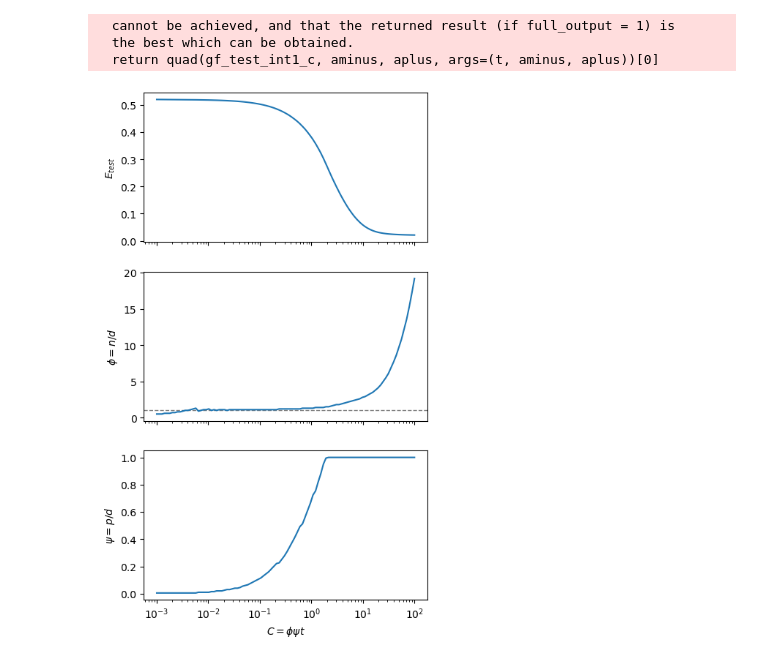
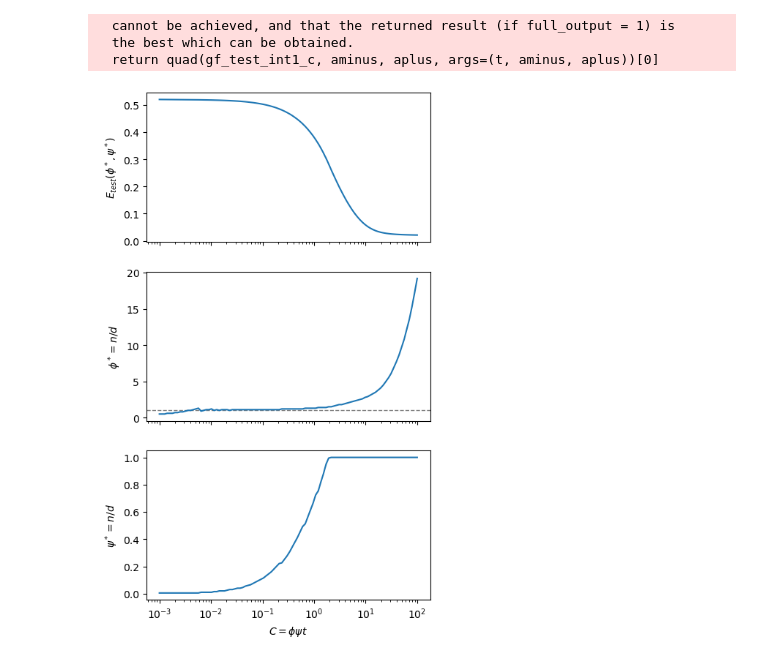
Before and after one commit to feathernox/sgf_dyn, a Jupyter notebook: notebooks/scaling_laws.ipynb, the cells around one changed output. Cells and saved outputs as stored; diff of their text form; code cells hidden in the pictures.

Commit message:
edited labels

```diff
--- a/notebooks/scaling_laws.ipynb
+++ b/notebooks/scaling_laws.ipynb
@@ -138,7 +138,7 @@ plt.show()
   return quad(gf_test_int1_c, aminus, aplus, args=(t, aminus, aplus))[0]
 [figure]
 # %%
-C_values = np.logspace(-3, 2, 100)
+C_values = np.logspace(-3, 2, 101)
 phi = np.linspace(0, 20, 201)[1:]
 phi_view = phi[:, np.newaxis]
 psi = np.linspace(0, 1, 200)[1:]
@@ -162,14 +162,14 @@ for i_C, C in tqdm(enumerate(C_values)):
 # %%
 fig, ax = plt.subplots(3, 1, figsize=(5, 9), sharex=True)
 ax[0].plot(C_values, etest_min)
 ax[0].set_xscale('log')
-ax[0].set_ylabel(ETEST_LABEL)
+ax[0].set_ylabel(r"$E_{{test}}(\phi^*, \psi^*)$")
 ax[1].axhline(y=1, color='gray', linestyle='--', lw=1)
 ax[1].plot(C_values, phi_min)
-ax[1].set_ylabel(PHI_LABEL)
+ax[1].set_ylabel(r"$\phi^* = n / d$")
 ax[2].plot(C_values, psi_min)
-ax[2].set_ylabel(PSI_LABEL)
+ax[2].set_ylabel(r"$\psi^* = n / d$")
 ax[2].set_xlabel(r'$C = \phi \psi t$')
 plt.show()
 # %% [output]
-[figure, old version]
+[figure, new version]
```
